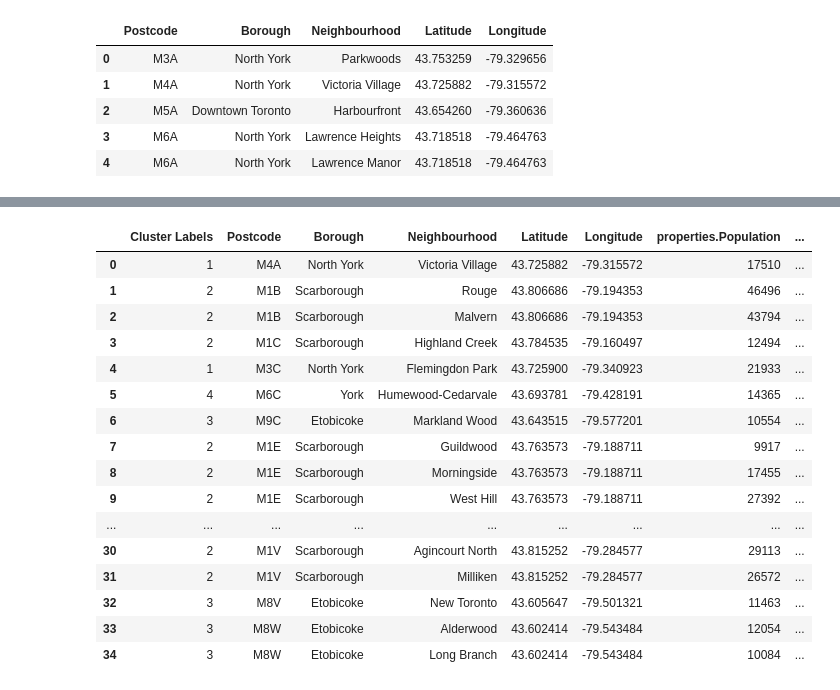
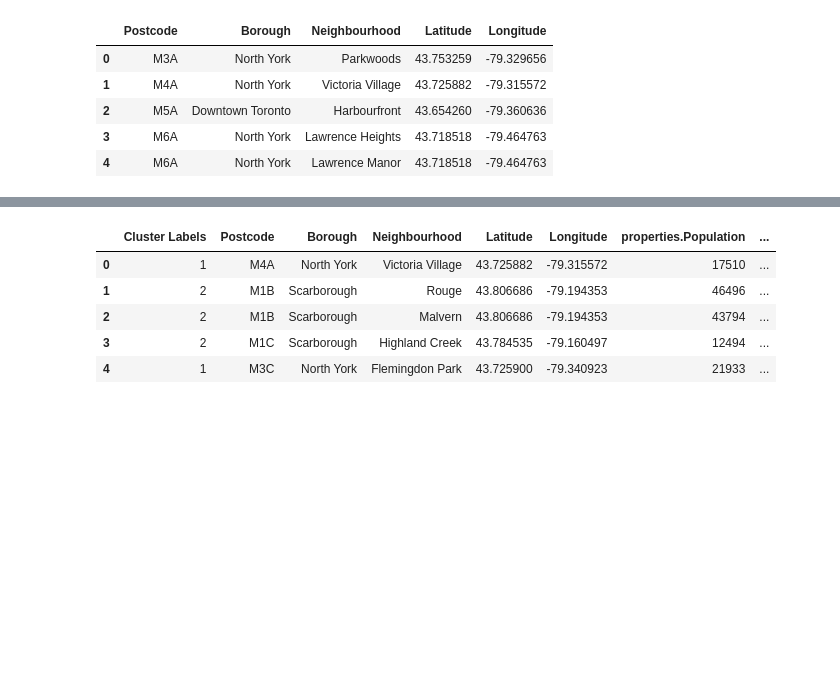
Before and after one commit to yash-patel268/Segmenting-and-Clustering-Neighborhoods-in-Toronto, a Jupyter notebook: Segmenting and Clustering Neighborhoods in Toronto.ipynb, the cells around one changed output, grey strips where cells are left out. Cells and saved outputs as stored; diff of their text form; code cells hidden in the pictures; blank space fills up the shorter version.

Commit message:
Fixed dataframe

```diff
--- a/Segmenting and Clustering Neighborhoods in Toronto.ipynb
+++ b/Segmenting and Clustering Neighborhoods in Toronto.ipynb
@@ -195,27 +195,16 @@ mapWithMarkers
 # %%
 k=8
 toronto_clustering = dfAll
 kmeans = KMeans(n_clusters = k).fit(pd.get_dummies(toronto_clustering[["Borough"]]))
 dfAll.insert(0, 'Cluster Labels', kmeans.labels_)
-dfAll.he
+dfAll.head()
 # %% [output]
 |  | Cluster Labels | Postcode | Borough | Neighbourhood | Latitude | Longitude | properties.Population | ... |
 | 0 | 1 | M4A | North York | Victoria Village | 43.725882 | -79.315572 | 17510 | ... |
 | 1 | 2 | M1B | Scarborough | Rouge | 43.806686 | -79.194353 | 46496 | ... |
 | 2 | 2 | M1B | Scarborough | Malvern | 43.806686 | -79.194353 | 43794 | ... |
 | 3 | 2 | M1C | Scarborough | Highland Creek | 43.784535 | -79.160497 | 12494 | ... |
 | 4 | 1 | M3C | North York | Flemingdon Park | 43.725900 | -79.340923 | 21933 | ... |
-| 5 | 4 | M6C | York | Humewood-Cedarvale | 43.693781 | -79.428191 | 14365 | ... |
-| 6 | 3 | M9C | Etobicoke | Markland Wood | 43.643515 | -79.577201 | 10554 | ... |
-| 7 | 2 | M1E | Scarborough | Guildwood | 43.763573 | -79.188711 | 9917 | ... |
-| 8 | 2 | M1E | Scarborough | Morningside | 43.763573 | -79.188711 | 17455 | ... |
-| 9 | 2 | M1E | Scarborough | West Hill | 43.763573 | -79.188711 | 27392 | ... |
-| ... | ... | ... | ... | ... | ... | ... | ... | ... |
-| 30 | 2 | M1V | Scarborough | Agincourt North | 43.815252 | -79.284577 | 29113 | ... |
-| 31 | 2 | M1V | Scarborough | Milliken | 43.815252 | -79.284577 | 26572 | ... |
-| 32 | 3 | M8V | Etobicoke | New Toronto | 43.605647 | -79.501321 | 11463 | ... |
-| 33 | 3 | M8W | Etobicoke | Alderwood | 43.602414 | -79.543484 | 12054 | ... |
-| 34 | 3 | M8W | Etobicoke | Long Branch | 43.602414 | -79.543484 | 10084 | ... |
 # %%
 map_clusters = folium.Map(location=[latitude, longitude], zoom_start=10)
 
```
